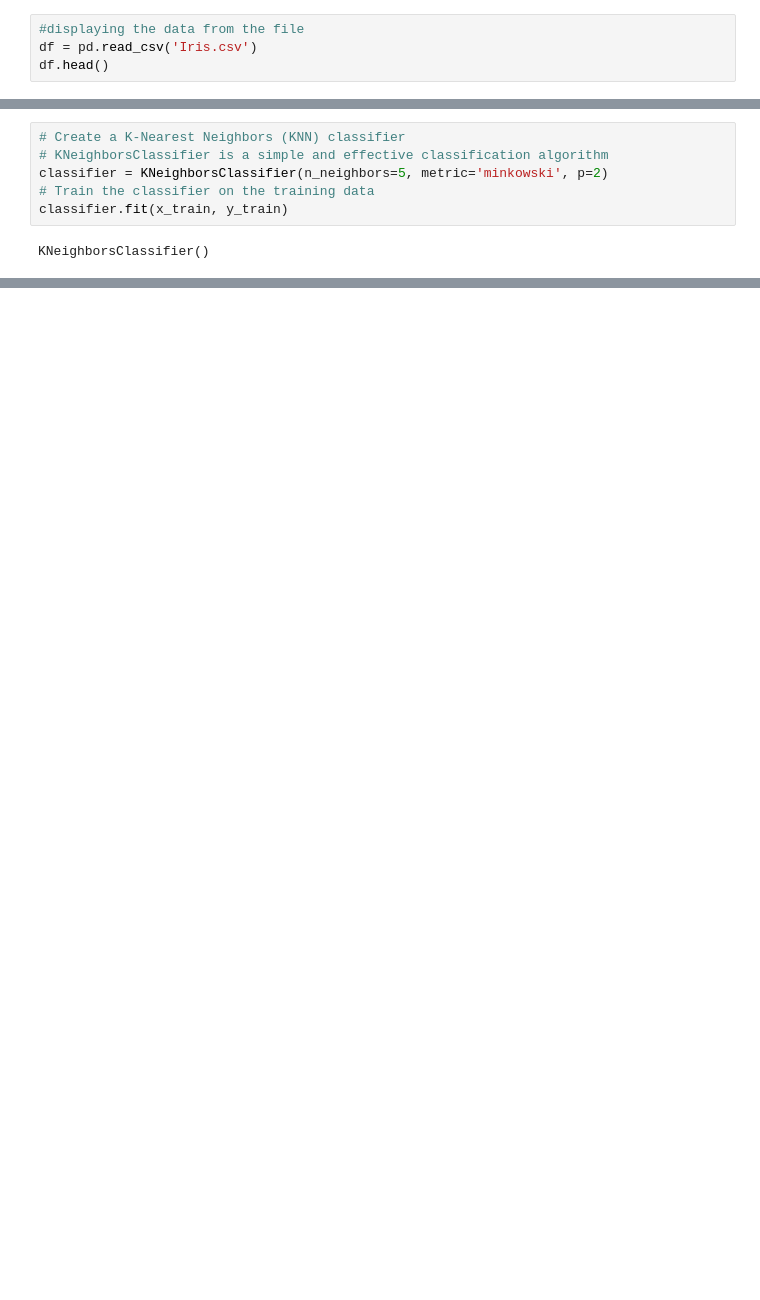
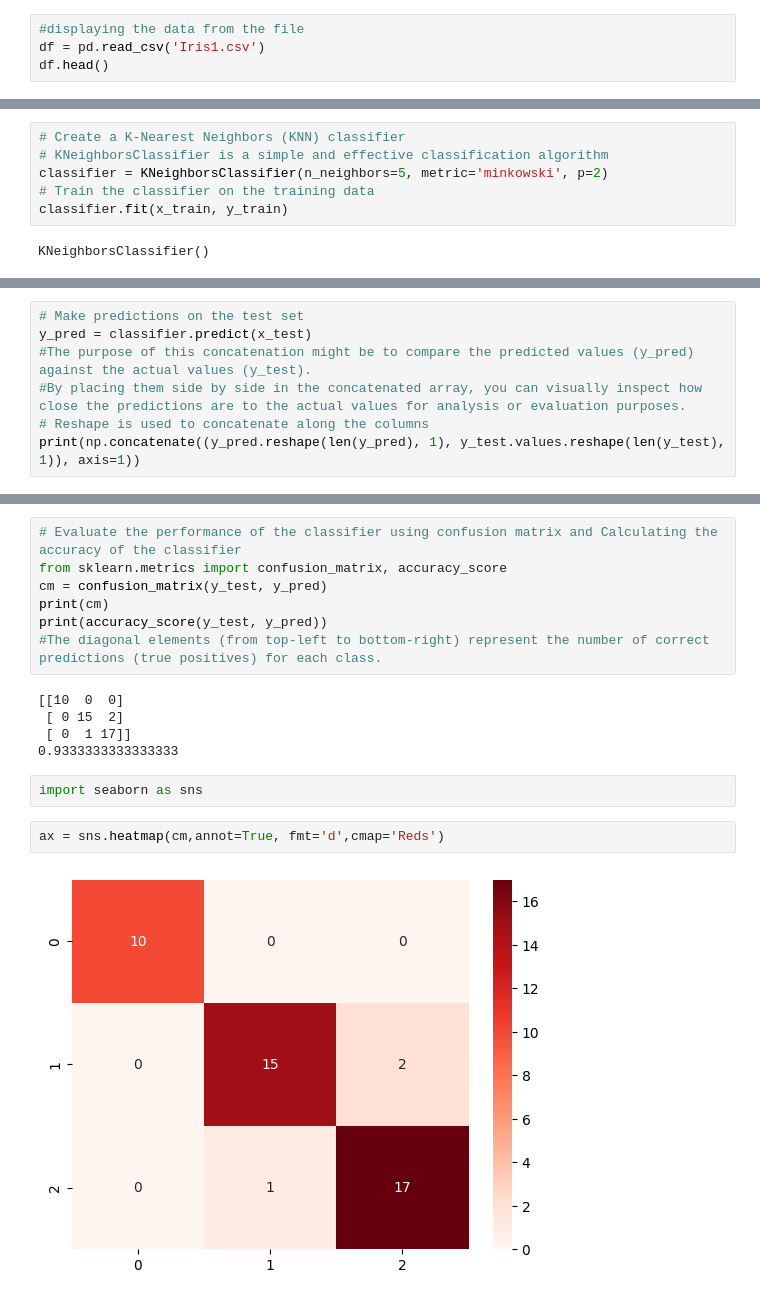
Before and after one commit to MuhammedDele/Data-Mining-Project, a Jupyter notebook: Project/Final Project.ipynb, the cells around one changed output, grey strips where cells are left out. Cells and saved outputs as stored; diff of their text form; blank space fills up the shorter version.

Commit message:
finilzing all models after replacing nan values

```diff
--- a/Project/Final Project.ipynb
+++ b/Project/Final Project.ipynb
@@ -11,7 +11,7 @@ from tensorflow import keras
 WARNING:tensorflow:From c:\Users\mdele\AppData\Local\Programs\Python\Python310\lib\site-packages\keras\src\losses.py:2976: The name tf.losses.sparse_softmax_cross_entropy is deprecated. Please use tf. ...
 # %%
 #displaying the data from the file
-df = pd.read_csv('Iris.csv')
+df = pd.read_csv('Iris1.csv')
 df.head()
 # %% [output]
 |  | Id | SepalLengthCm | SepalWidthCm | PetalLengthCm | PetalWidthCm | Species |
@@ -123,0 +124,7 @@ print(classifier.predict(sc.transform([[5,2,3.5,0.2]])))
+# %%
+# Make predictions on the test set
+y_pred = classifier.predict(x_test)
+#The purpose of this concatenation might be to compare the predicted values (y_pred) against the actual values (y_test).
+#By placing them side by side in the concatenated array, you can visually inspect how close the predictions are to the actual values for analysis or evaluation purposes.
+# Reshape is used to concatenate along the columns
+print(np.concatenate((y_pred.reshape(len(y_pred), 1), y_test.values.reshape(len(y_test), 1)), axis=1))
@@ -123,0 +149,18 @@ print(classifier.predict(sc.transform([[5,2,3.5,0.2]])))
+# %%
+# Evaluate the performance of the classifier using confusion matrix and Calculating the accuracy of the classifier
+from sklearn.metrics import confusion_matrix, accuracy_score
+cm = confusion_matrix(y_test, y_pred)
+print(cm)
+print(accuracy_score(y_test, y_pred))
+#The diagonal elements (from top-left to bottom-right) represent the number of correct predictions (true positives) for each class.
+# %% [output]
+[[10  0  0]
+ [ 0 15  2]
+ [ 0  1 17]]
+0.9333333333333333
+# %%
+import seaborn as sns
+# %%
+ax = sns.heatmap(cm,annot=True, fmt='d',cmap='Reds')
+# %% [output]
+[figure, added]
```
Also changed, not shown: parts of 37 cells of this notebook, 1 other file.
